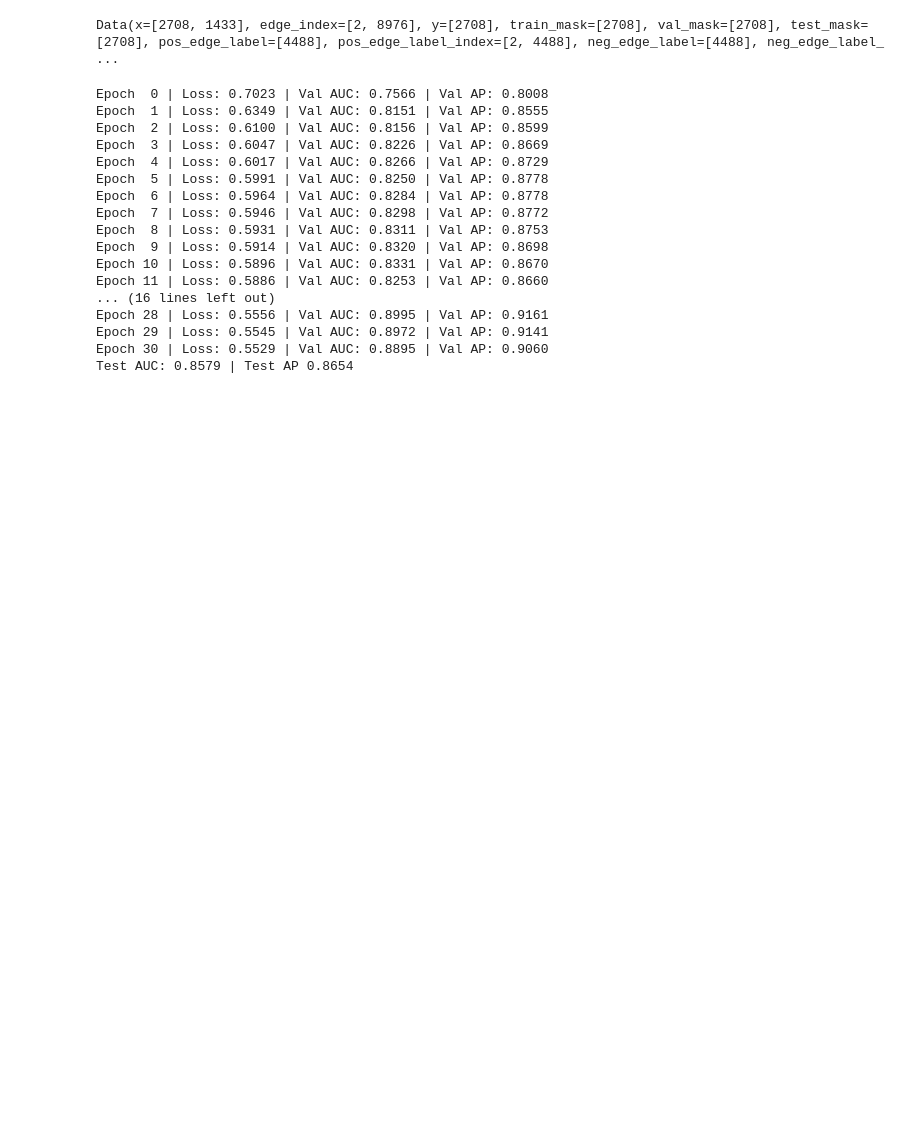
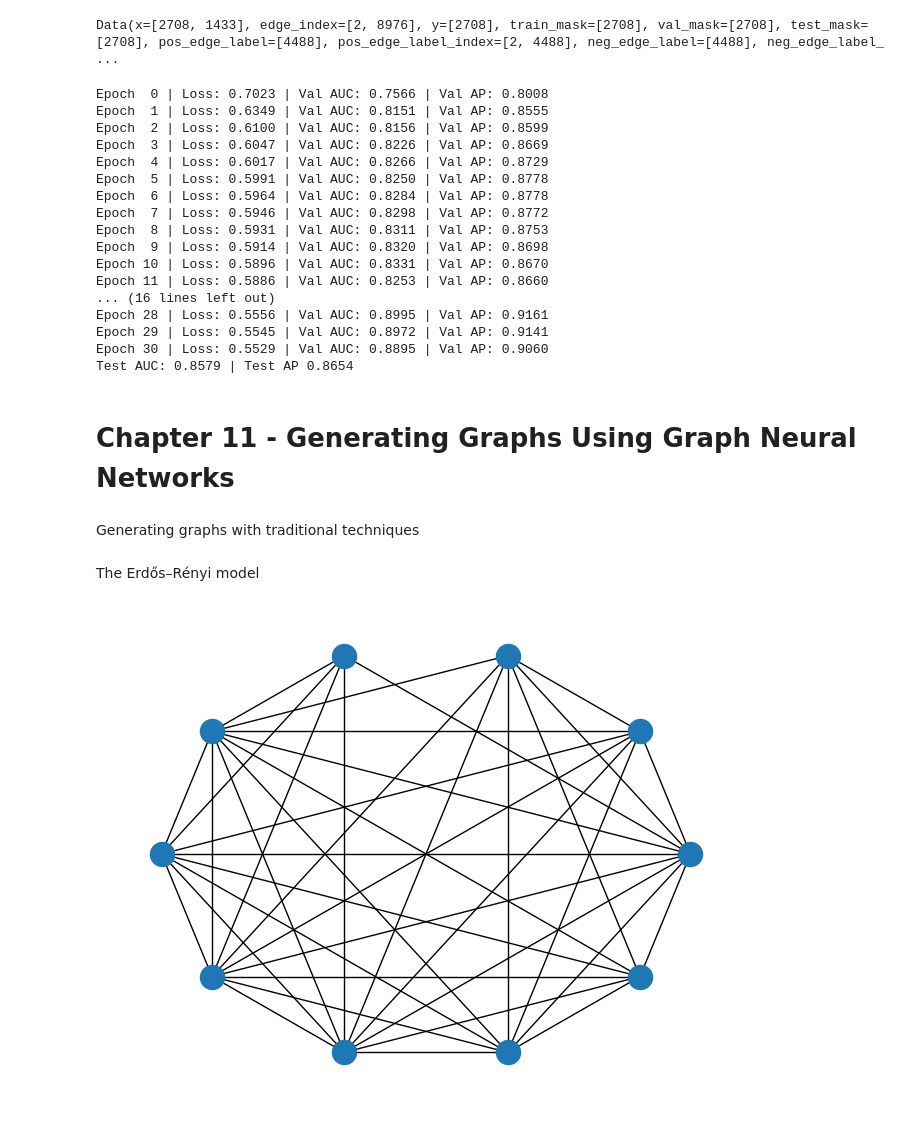
Before and after one commit to ishaanpaul98/Graph-Neural-Network, a Jupyter notebook: Learning/Hands On With GNNs/Part 3/part_3.ipynb, the cells around one changed output. Saved outputs shown, nothing was run; the diff lists cells and outputs as text; code cells hidden in the pictures; blank space fills up the shorter version.

Commit message:
Completed Chapter 11

```diff
--- a/Learning/Hands On With GNNs/Part 3/part_3.ipynb
+++ b/Learning/Hands On With GNNs/Part 3/part_3.ipynb
@@ -906,3 +906,19 @@ Epoch 28 | Loss: 0.5556 | Val AUC: 0.8995 | Val AP: 0.9161
 Epoch 29 | Loss: 0.5545 | Val AUC: 0.8972 | Val AP: 0.9141
 Epoch 30 | Loss: 0.5529 | Val AUC: 0.8895 | Val AP: 0.9060
 Test AUC: 0.8579 | Test AP 0.8654
+# %% [markdown]
+# Chapter 11 - Generating Graphs Using Graph Neural Networks
+# %% [markdown]
+Generating graphs with traditional techniques
+# %% [markdown]
+The Erdős–Rényi model
+# %%
+# Using the inbuilt function in networkx to create the Erdos-Renyi graph with a link probability of 0.9 (90% chance of two nodes being connected). This creates a highly connected graph. This uses the G(n, p) model
+import networkx as nx
+import matplotlib.pyplot as plt
+
+G = nx.erdos_renyi_graph(10, 0.9, seed=0)
+pos = nx.circular_layout(G)
+nx.draw(G, pos=pos)
+# %% [output]
+[figure, added]
```
Also changed, not shown: parts of 4 cells of this notebook.
